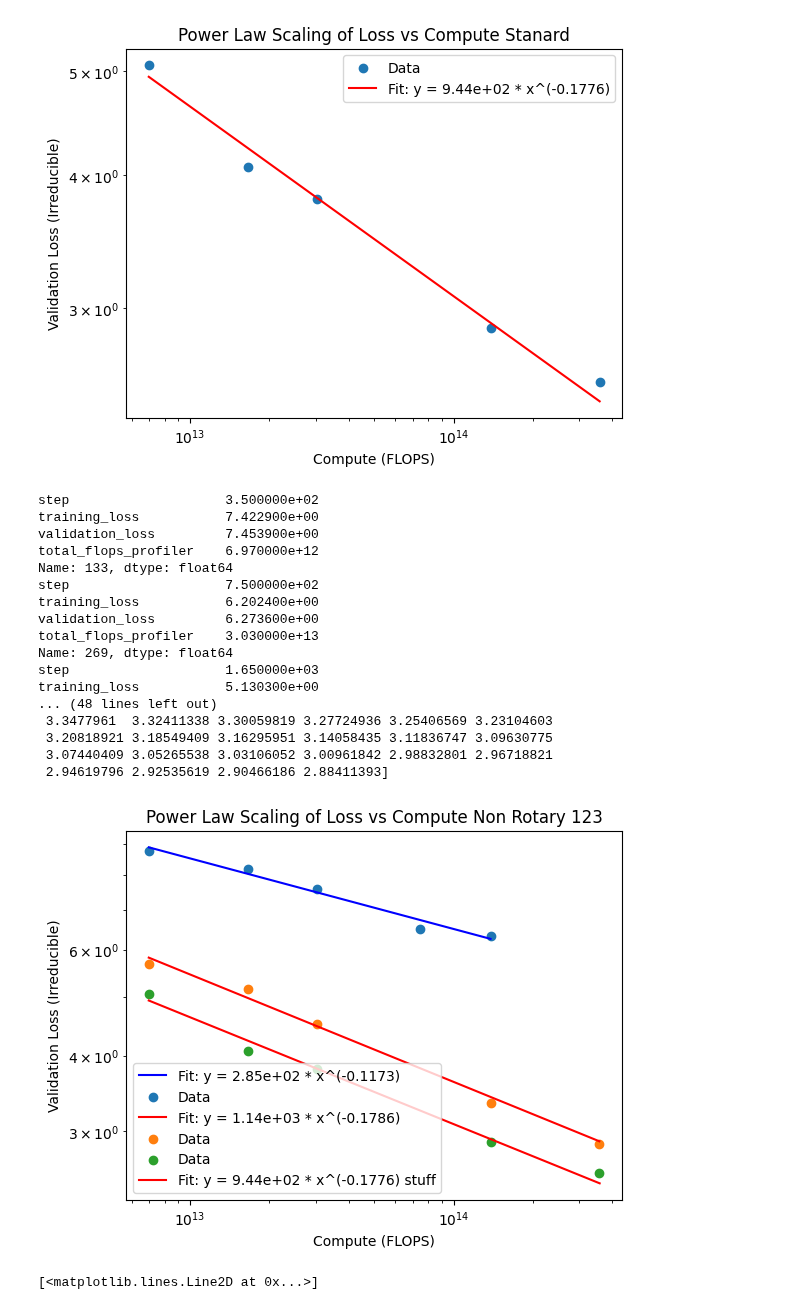
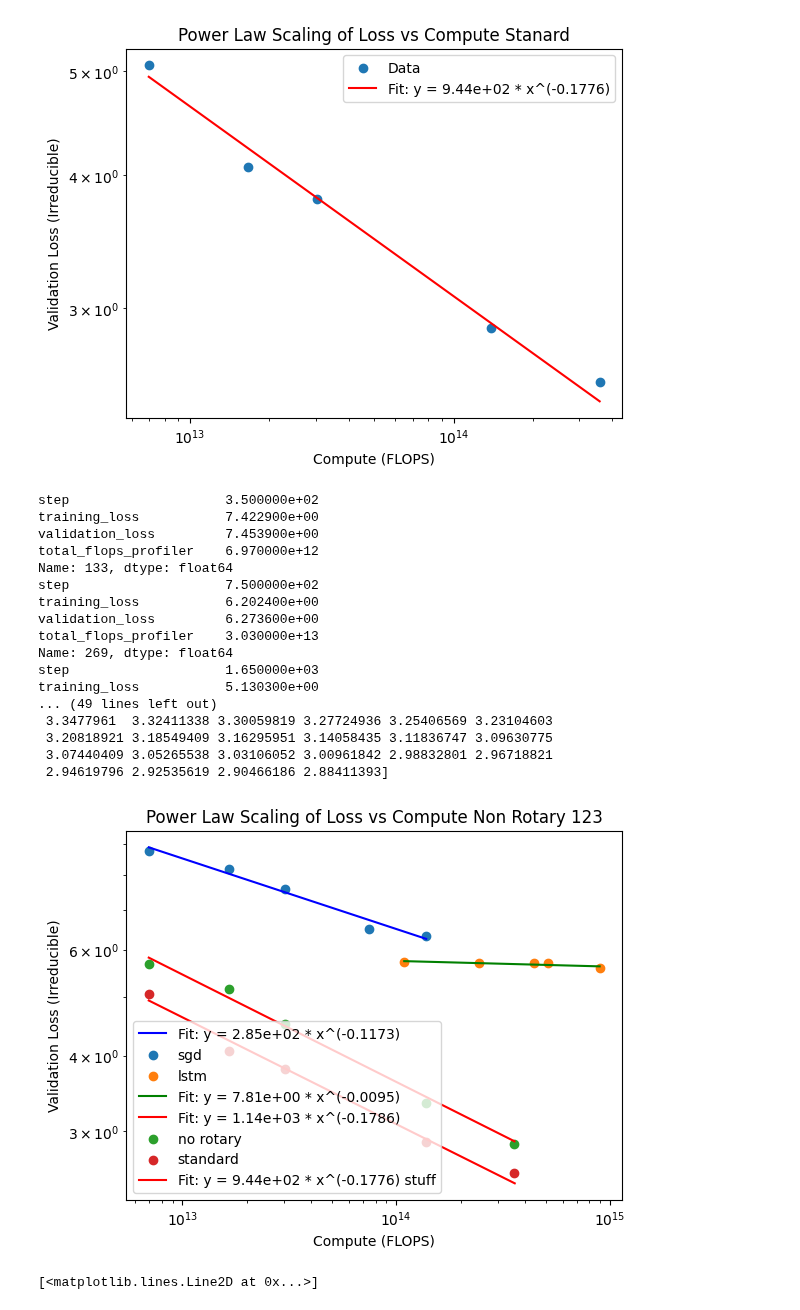
Before and after one commit to hansgundlach/Experimental_Progress, a Jupyter notebook: experimental_analysis/scaling_law_analysis.ipynb, the cells around one changed output. Cells and saved outputs as stored; diff of their text form; code cells hidden in the pictures.

Commit message:
working lstm results but stagnant loss effect

```diff
--- a/experimental_analysis/scaling_law_analysis.ipynb
+++ b/experimental_analysis/scaling_law_analysis.ipynb
@@ -14,6 +14,11 @@ experiment_24_sgd_123 = pd.read_csv('../experimental_data_folder/Hidden_Dim_Scal
 experiment_32_sgd_123 = pd.read_csv('../experimental_data_folder/Hidden_Dim_Scaling_SGD/32d_123_sgd.csv')
 experiment_48_sgd_123 = pd.read_csv('../experimental_data_folder/Hidden_Dim_Scaling_SGD/48d_123_sgd.csv')
 experiment_64_sgd_123 = pd.read_csv('../experimental_data_folder/Hidden_Dim_Scaling_SGD/64d_123_sgd.csv')
+lstm_16_123 = pd.read_csv('../experimental_data_folder/LSTM_Hidden_Dim_Scaling/LSTM_16d_123.csv')
+lstm_24_123 = pd.read_csv('../experimental_data_folder/LSTM_Hidden_Dim_Scaling/LSTM_24d_123.csv')
+lstm_32_123 = pd.read_csv('../experimental_data_folder/LSTM_Hidden_Dim_Scaling/LSTM_32d_123.csv')
+lstm_48_123 = pd.read_csv('../experimental_data_folder/LSTM_Hidden_Dim_Scaling/LSTM_48d_123.csv')
+lstm_64_123 = pd.read_csv('../experimental_data_folder/LSTM_Hidden_Dim_Scaling/LSTM_64d_123.csv')
 
 #read the last line of each experiment
 last_line_16 = experiment_16.iloc[-1]
@@ -26,6 +31,11 @@ last_line_24_sgd_123 = experiment_24_sgd_123.iloc[-1]
 last_line_32_sgd_123 = experiment_32_sgd_123.iloc[-1]
 last_line_48_sgd_123 = experiment_48_sgd_123.iloc[-1]
 last_line_64_sgd_123 = experiment_64_sgd_123.iloc[-1]
+last_line_lstm_16_123 = lstm_16_123.iloc[-1]
+last_line_lstm_24_123 = lstm_24_123.iloc[-1]
+last_line_lstm_32_123 = lstm_32_123.iloc[-1]
+last_line_lstm_48_123 = lstm_48_123.iloc[-1]
+last_line_lstm_64_123 = lstm_64_123.iloc[-1]
 
 #print the last line of each experiment
 print(last_line_32)
@@ -51,6 +61,9 @@ Name: 1119, dtype: float64
 final_val_loss_sgd_123 = [last_line_16_sgd_123['validation_loss'], last_line_24_sgd_123['validation_loss'], last_line_32_sgd_123['validation_loss'], last_line_48_sgd_123['validation_loss'], last_line_64_sgd_123['validation_loss']]
 final_compute_sgd_123 = [last_line_16_sgd_123['total_flops_profiler'], last_line_24_sgd_123['total_flops_profiler'], last_line_32_sgd_123['total_flops_profiler'], last_line_48_sgd_123['total_flops_profiler'], last_line_64_sgd_123['total_flops_profiler']]
 
+final_val_loss_lstm_123 = [last_line_lstm_16_123['validation_loss'], last_line_lstm_24_123['validation_loss'], last_line_lstm_32_123['validation_loss'], last_line_lstm_48_123['validation_loss'], last_line_lstm_64_123['validation_loss']]
+final_compute_lstm_123 = [last_line_lstm_16_123['total_flops_profiler'], last_line_lstm_24_123['total_flops_profiler'], last_line_lstm_32_123['total_flops_profiler'], last_line_lstm_48_123['total_flops_profiler'], last_line_lstm_64_123['total_flops_profiler']]
+
 print(final_val_loss_sgd_123)
 print(final_compute_sgd_123)
 # %% [output]
@@ -285,7 +298,8 @@ print(last_line_64_no_rotary_123)
 print(last_line_96_no_rotary_123)
 
 
-final_val_loss = [last_line_16_no_rotary_123['validation_loss'], last_line_24_no_rotary_123['validation_loss'], last_line_32_no_rotary_123['validation_loss'], last_line_64_no_rotary_123['validation_loss'], last_line_96_no_rotary_123['validation_loss']]
+final_val_loss_no_rotary_123 = [last_line_16_no_rotary_123['validation_loss'], last_line_24_no_rotary_123['validation_loss'], last_line_32_no_rotary_123['validation_loss'], last_line_64_no_rotary_123['validation_loss'], last_line_96_no_rotary_123['validation_loss']]
+
 final_compute = [last_line_16_no_rotary_123['total_flops_profiler'], last_line_24_no_rotary_123['total_flops_profiler'], last_line_32_no_rotary_123['total_flops_profiler'], last_line_64_no_rotary_123['total_flops_profiler'], last_line_96_no_rotary_123['total_flops_profiler']]
 
 
@@ -294,14 +308,14 @@ from scipy.optimize import curve_fit
 
 
 final_compute = final_compute
-final_val_loss_irreducible = final_val_loss
-final_val_loss_irreducible = [val - 1.76 for val in final_val_loss_irreducible]
+final_val_loss_irreducible_no_rotary = final_val_loss_no_rotary_123
+final_val_loss_irreducible_no_rotary = [val - 1.76 for val in final_val_loss_irreducible_no_rotary]
 
 def power_law(x, a, b):
     return a * np.power(x, b)
 #fit a power law to the data
 x_data = np.array(final_compute)
-y_data = np.array(final_val_loss_irreducible)
+y_data = np.array(final_val_loss_irreducible_no_rotary)
 
 # Fit the power law
 params, covariance = curve_fit(power_law, x_data, y_data)
@@ -323,42 +337,58 @@ print(f"Power law fit: y = {a_sgd_123:.4e} * x^({b_sgd_123:.4f})")
 x_fit_sgd_123 = np.logspace(np.log10(min(x_data_sgd_123)), np.log10(max(x_data_sgd_123)), 100)
 y_fit_sgd_123 = power_law(x_fit_sgd_123, a_sgd_123, b_sgd_123)
 plt.plot(x_fit_sgd_123, y_fit_sgd_123, 'b-', label=f'Fit: y = {a_sgd_123:.2e} * x^({b_sgd_123:.4f})')
-plt.scatter(final_compute_sgd_123, final_val_loss_irreducible_sgd_123, label='Data')
+plt.scatter(final_compute_sgd_123, final_val_loss_irreducible_sgd_123, label='sgd')
+
+#lstm stuff
+final_val_loss_irreducible_lstm_123 = [val - 1.76 for val in final_val_loss_lstm_123]
+x_data_lstm_123 = np.array(final_compute_lstm_123)
+y_data_lstm_123 = np.array(final_val_loss_irreducible_lstm_123)
+params, covariance = curve_fit(power_law, x_data_lstm_123, y_data_lstm_123)
+a_lstm_123, b_lstm_123 = params
+print(f"Power law fit: y = {a_lstm_123:.4e} * x^({b_lstm_123:.4f})")
+x_fit_lstm_123 = np.logspace(np.log10(min(x_data_lstm_123)), np.log10(max(x_data_lstm_123)), 100)
+y_fit_lstm_123 = power_law(x_fit_lstm_123, a_lstm_123, b_lstm_123)
+plt.scatter(final_compute_lstm_123, final_val_loss_irreducible_lstm_123, label='lstm')
+plt.plot(x_fit_lstm_123, y_fit_lstm_123, 'g-', label=f'Fit: y = {a_lstm_123:.2e} * x^({b_lstm_123:.4f})')
+
+
+
+
 
 print(x_fit_no_rotary_123)
 print(y_fit_no_rotary_123)
 plt.plot(x_fit_no_rotary_123, y_fit_no_rotary_123, 'r-', label=f'Fit: y = {a_no_rotary:.2e} * x^({b_no_rotary:.4f})')
 
 
-plt.scatter(final_compute, final_val_loss_irreducible, label='Data')
-plt.scatter(final_compute, final_val_loss_irreducible_standard_123, label='Data')
+plt.scatter(final_compute, final_val_loss_irreducible_no_rotary, label='no rotary')
+plt.scatter(final_compute, final_val_loss_irreducible_standard_123, label='standard')
 plt.plot(x_fit_standard_123, y_fit_standard_123, 'r-', label=f'Fit: y = {a:.2e} * x^({b:.4f}) stuff')
 plt.xlabel('Compute (FLOPS)')
 plt.ylabel('Validation Loss (Irreducible)')
 plt.yscale('log')
 plt.xscale('log')
 plt.legend()
 plt.title('Power Law Scaling of Loss vs Compute Non Rotary 123')
 plt.show()
 # %% [output]
 step                    3.500000e+02
 training_loss           7.422900e+00
 validation_loss         7.453900e+00
 total_flops_profiler    6.970000e+12
 Name: 133, dtype: float64
 step                    7.500000e+02
 training_loss           6.202400e+00
 validation_loss         6.273600e+00
 total_flops_profiler    3.030000e+13
 Name: 269, dtype: float64
 step                    1.650000e+03
 training_loss           5.130300e+00
-... (48 lines left out)
+... (49 lines left out)
  3.3477961  3.32411338 3.30059819 3.27724936 3.25406569 3.23104603
  3.20818921 3.18549409 3.16295951 3.14058435 3.11836747 3.09630775
  3.07440409 3.05265538 3.03106052 3.00961842 2.98832801 2.96718821
  2.94619796 2.92535619 2.90466186 2.88411393]
-[figure, old version]
+[figure, new version]
 # %%
 plt.plot(x_fit_no_rotary_123, y_fit_no_rotary_123, 'r-', label=f'Fit: y = {a_no_rotary:.2e} * x^({b_no_rotary:.4f})')
 # %% [output]
```
Also changed, not shown: 2 other files.
